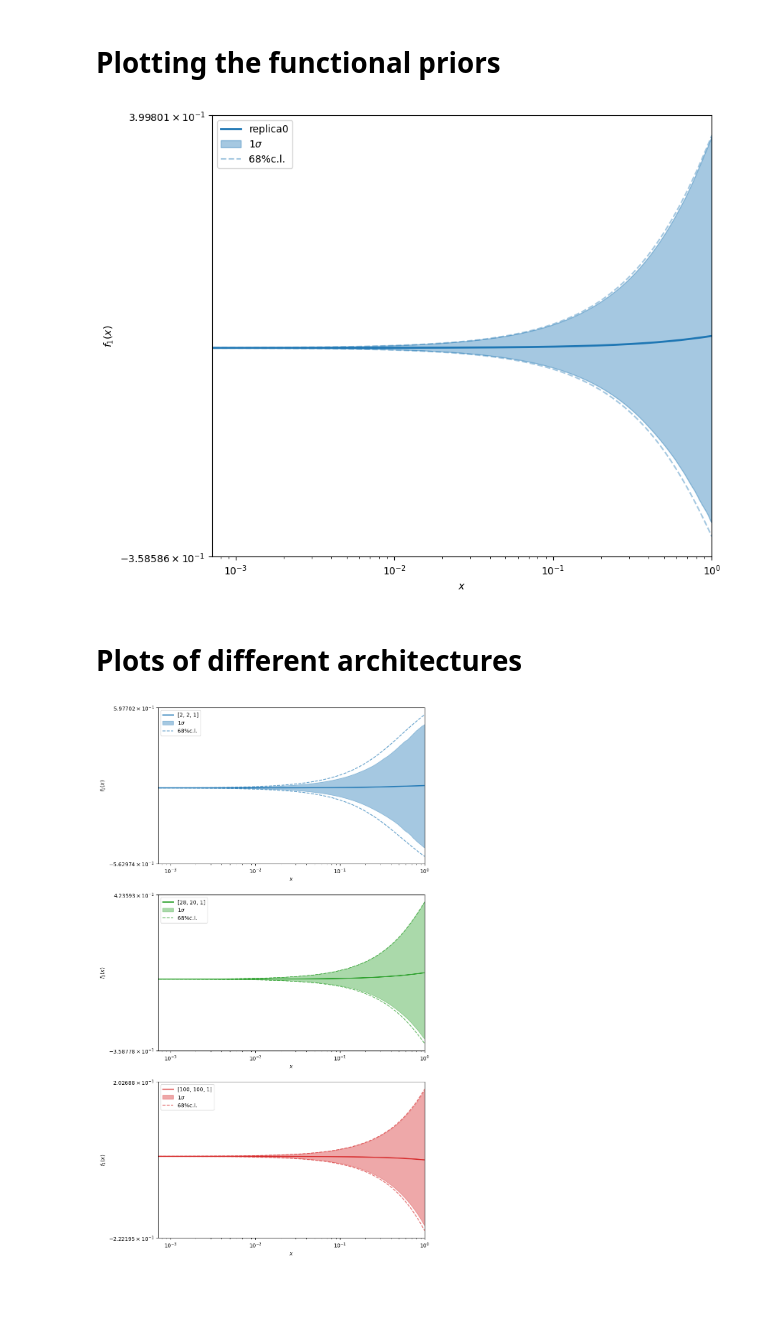
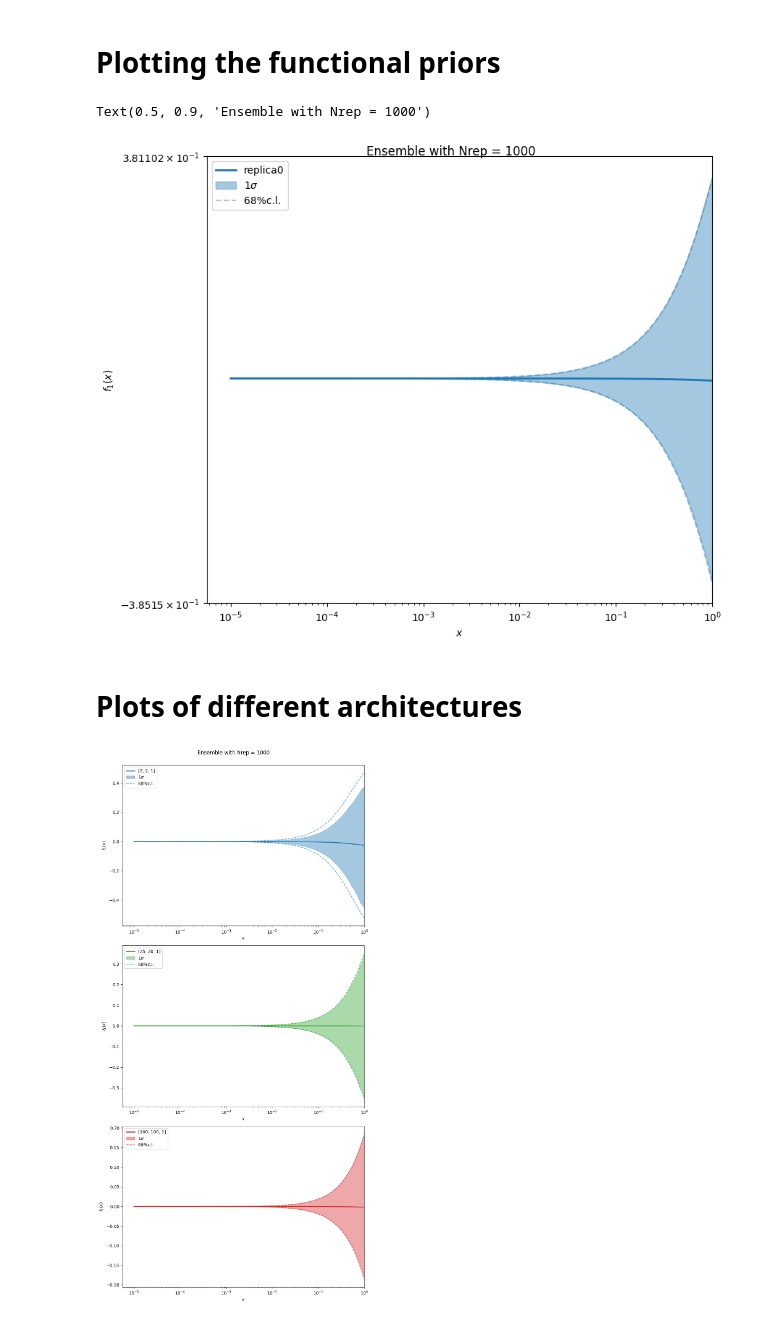
Before and after one commit to achiefa/DeepLearningTheory, a Jupyter notebook: Experiments/Prior_distribution/prior.ipynb, the cells around one changed output. Drawn from its saved outputs; the diff is of its cells as text; code cells hidden in the pictures; blank space fills up the shorter version.

Commit message:
Added plots

```diff
--- a/Experiments/Prior_distribution/prior.ipynb
+++ b/Experiments/Prior_distribution/prior.ipynb
@@ -19,7 +19,8 @@ number_of_networks = 1000
 
 # input xgrid for which to produce the corresponding outputs
 # reshape is needed for model input
-input_xgrid = np.linspace(0.0, 1.0, num=1000).reshape(-1,1)
+ndat = 1000
+input_xgrid = np.linspace(1.e-5, 1.0, num=ndat).reshape(-1,1)
 
 # architecture
 # Starting from the first deep layer (input dim = 1)
@@ -138,15 +139,19 @@ else:
   for out_idx, ax in enumerate(axs.flatten()):
     if out_idx <= architecture:
       helper_plot(model_outputs, out_idx, ax, input_reshaped, color)
+
+
+fig.suptitle(rf"Ensemble with Nrep = {number_of_networks}", y = 0.9)
 # %% [output]
+Text(0.5, 0.9, 'Ensemble with Nrep = 1000')
-[figure, old version]
+[figure, new version]
 # %% [markdown]
 # Plots of different architectures
 # %%
 architectures_list = [
   [2,2,1],
   #[10,10,1],
-  [28,20,1],
+  [25,20,1],
   [100,100,1]
 ]
 
@@ -170,32 +175,36 @@ for id, (arch, ax) in enumerate(zip(architectures_list, axs.flatten())):
                       units=arch[:-1],
                       seed = seed + _),
     )
 
   model_outputs = np.array(
       [nn_models[rep](tf.convert_to_tensor(input_xgrid)).numpy() for rep in range(len(nn_models))]
       )
 
   pdf_cv = model_outputs[:,:,0].mean(axis=0)
   pdf_std = model_outputs[:,:,0].std(axis=0)
   cl_high = np.nanpercentile(model_outputs[:,:,0], 84, axis=0)
   cl_low = np.nanpercentile(model_outputs[:,:,0], 16, axis=0)
 
   # plot rep0 PDF
   ax.plot(input_reshaped, pdf_cv, color=colors[id], lw=2, label=str(arch))
 
   # 68%c.l. band
   ax.fill_between(input_reshaped, cl_low, cl_high, alpha=0.4, color=colors[id], label=r"1$\sigma$")
 
   # 1 std lines
   ax.plot(input_reshaped, (pdf_cv - pdf_std), alpha=0.7,ls="dashed", color=colors[id])
   ax.plot(input_reshaped, (pdf_cv + pdf_std), alpha=0.7,ls="dashed", color=colors[id], label="68%c.l.")
 
   ax.legend()
 
   ax.set_xscale("log")
-  ax.set_yscale('symlog')
+  #ax.set_yscale('symlog')
   ax.set_xlabel(r"$x$")
   ax.set_ylabel(rf"$f_{1}(x)$")
   ax.set_xlim(0.0,1)
+
+fig.suptitle(rf"Ensemble with Nrep = {number_of_networks}", y = 1)
+fig.tight_layout()
+fig.savefig('gloriot_normal.png')
 # %% [output]
-[figure, old version]
+[figure, new version]
```
Also changed, not shown: parts of 6 cells of this notebook, 4 other files.
